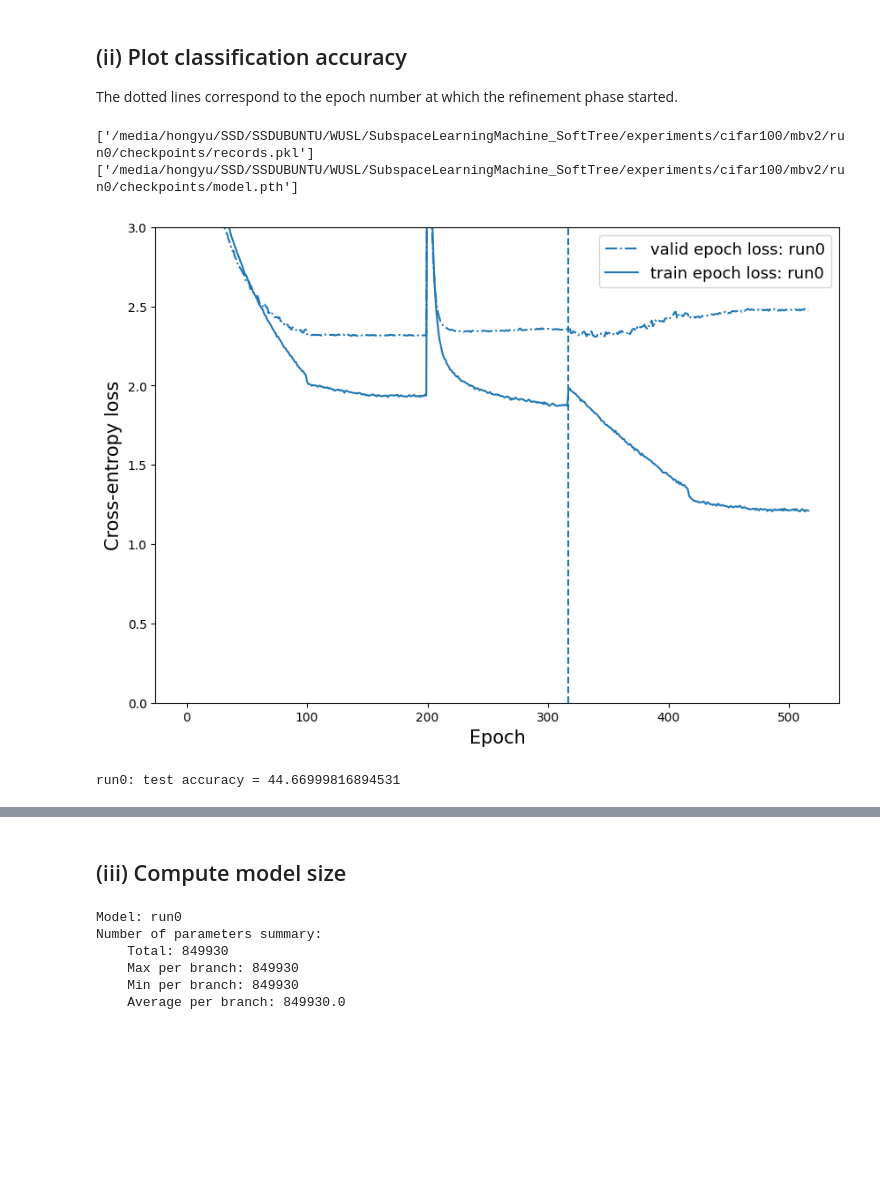
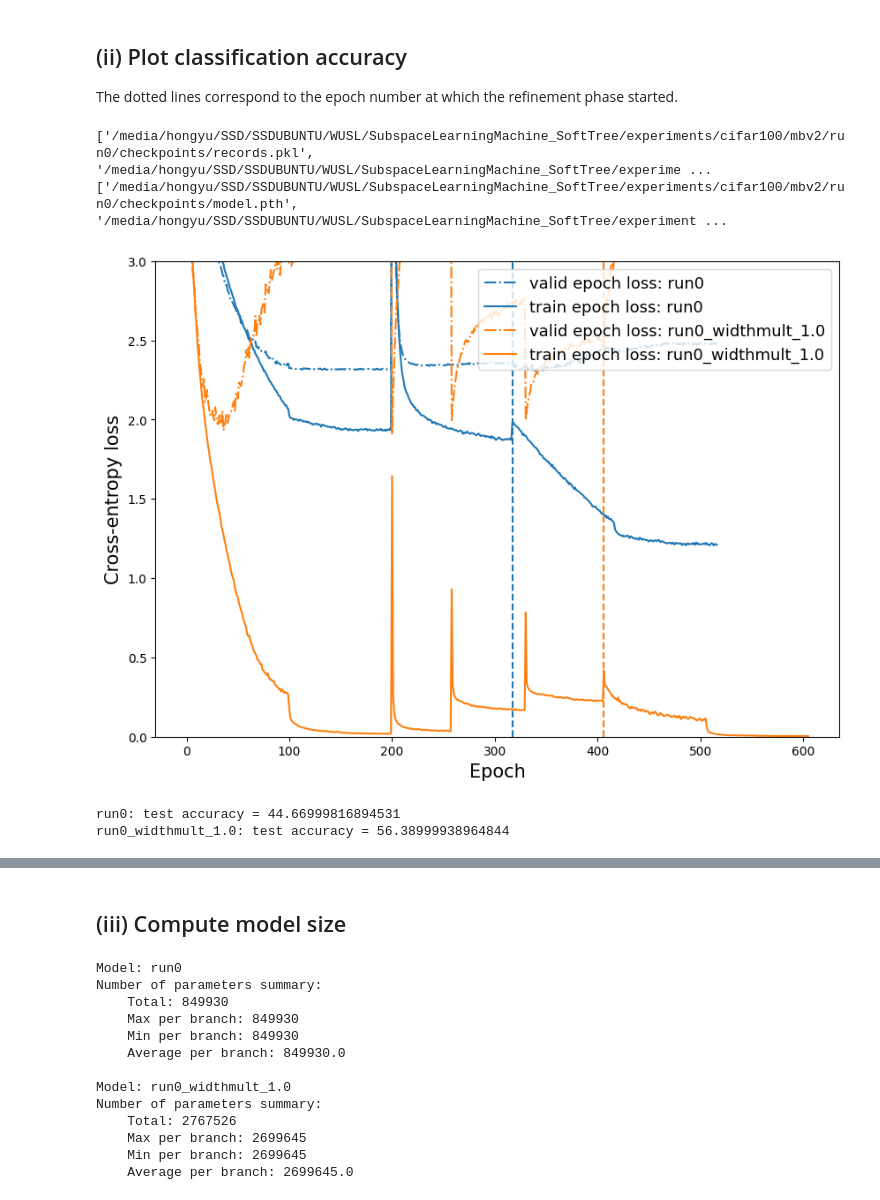
Before and after one commit to ChuniHiro/SubspaceLearningMachine_SoftTree, a Jupyter notebook: examples/evaluation_cifar100.ipynb, the cells around one changed output, grey strips where cells are left out. Cells and saved outputs as stored; diff of their text form; code cells hidden in the pictures; blank space fills up the shorter version.

```diff
--- a/examples/evaluation_cifar100.ipynb
+++ b/examples/evaluation_cifar100.ipynb
@@ -13,20 +14,21 @@ The dotted lines correspond to the epoch number at which the refinement phase st
 # %%
 %matplotlib inline
 
 exp_dir = '/media/hongyu/SSD/SSDUBUNTU/WUSL/SubspaceLearningMachine_SoftTree/experiments/cifar100/mbv2/'
 # models_list = ["debug"]
-models_list = ["run0"]
+models_list = ["run0", 'run0_widthmult_1.0']
 
 records_file_list = [exp_dir + model_name + '/checkpoints/records.pkl' for model_name in models_list]
 model_files = [exp_dir + model_name + '/checkpoints/model.pth' for model_name in models_list]
 
 print(records_file_list)
 print(model_files)
 
 visualization.plot_performance(records_file_list, models_list, ymax = 3.0, figsize=(10,7), finetune_position=True)
 visualization.plot_accuracy(records_file_list, models_list, figsize=(10,7), ymin=0, ymax=98, finetune_position=True)
 # %% [output]
-['/media/hongyu/SSD/SSDUBUNTU/WUSL/SubspaceLearningMachine_SoftTree/experiments/cifar100/mbv2/run0/checkpoints/records.pkl']
-['/media/hongyu/SSD/SSDUBUNTU/WUSL/SubspaceLearningMachine_SoftTree/experiments/cifar100/mbv2/run0/checkpoints/model.pth']
+['/media/hongyu/SSD/SSDUBUNTU/WUSL/SubspaceLearningMachine_SoftTree/experiments/cifar100/mbv2/run0/checkpoints/records.pkl', '/media/hongyu/SSD/SSDUBUNTU/WUSL/SubspaceLearningMachine_SoftTree/experime ...
+['/media/hongyu/SSD/SSDUBUNTU/WUSL/SubspaceLearningMachine_SoftTree/experiments/cifar100/mbv2/run0/checkpoints/model.pth', '/media/hongyu/SSD/SSDUBUNTU/WUSL/SubspaceLearningMachine_SoftTree/experiment ...
-[figure, old version]
+[figure, new version]
 run0: test accuracy = 44.66999816894531
+run0_widthmult_1.0: test accuracy = 56.38999938964844
@@ -42,6 +44,13 @@ Number of parameters summary:
     Max per branch: 849930
     Min per branch: 849930
     Average per branch: 849930.0
+
+Model: run0_widthmult_1.0
+Number of parameters summary:
+    Total: 2767526
+    Max per branch: 2699645
+    Min per branch: 2699645
+    Average per branch: 2699645.0
 # %%
 from models import Tree
 from utils import load_tree_model
```
Also changed, not shown: parts of 4 cells of this notebook, 2 other files.
